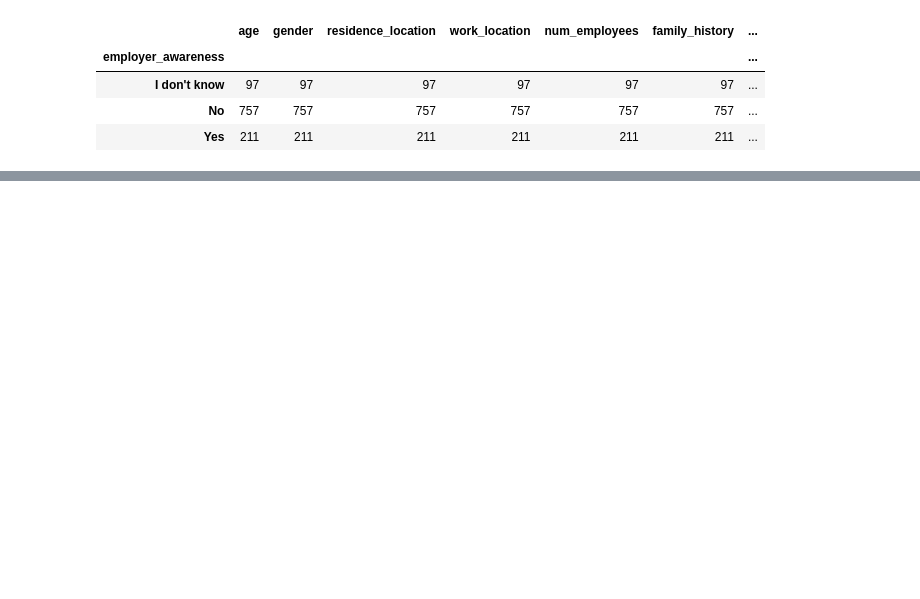
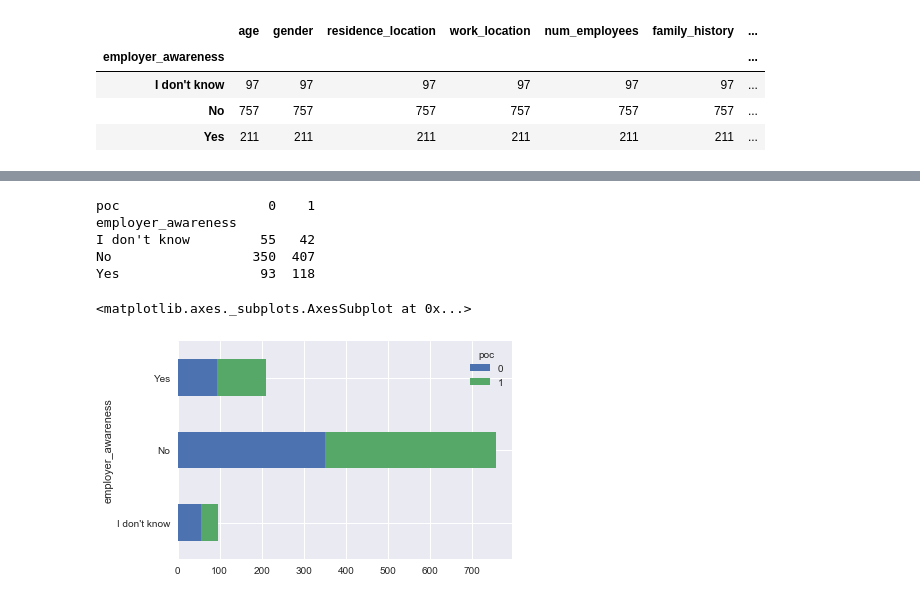
Before and after one commit to ncmatson/SMU_ML_Labs, a Jupyter notebook: Lab1+Zihao.ipynb, the cells around one changed output, grey strips where cells are left out. Drawn from its saved outputs; the diff is of its cells as text; code cells hidden in the pictures; blank space fills up the shorter version.

```diff
--- a/Lab1+Zihao.ipynb
+++ b/Lab1+Zihao.ipynb
@@ -273,10 +268,6 @@ df.groupby('treatment').count()
 | treatment |  |  |  |  |  |  | ... |
 | False | 472 | 472 | 472 | 472 | 472 | 472 | ... |
 | True | 593 | 593 | 593 | 593 | 593 | 593 | ... |
-# %%
-df.past_history.replace(to_replace = [True,False],
-                       value = [1,0],
-                       inplace = True)
 # %%
 labels = ['accept the treatment','do not accept']
 sizes = [593,472]
@@ -314,0 +348,6 @@ plt.show()
+# %%
+df['poc'] = df['current_state'] | df['past_history']
+df.poc.replace(to_replace = range(4),
+          value = [0,1,0,1],
+          inplace = True)
+df
@@ -314,0 +373,13 @@ plt.show()
+# %%
+#relation between Employer_awareness and whether have experience of mental disorder
+poc_vs_emp = pd.crosstab(df['employer_awareness'], df['poc'])
+print (poc_vs_emp)
+poc_vs_emp.plot(kind = 'barh', stacked = True)
+# %% [output]
+poc                   0    1
+employer_awareness
+I don't know         55   42
+No                  350  407
+Yes                  93  118
+<matplotlib.axes._subplots.AxesSubplot at 0x...>
+[figure, added]
```
Also changed, not shown: parts of 13 cells of this notebook.
